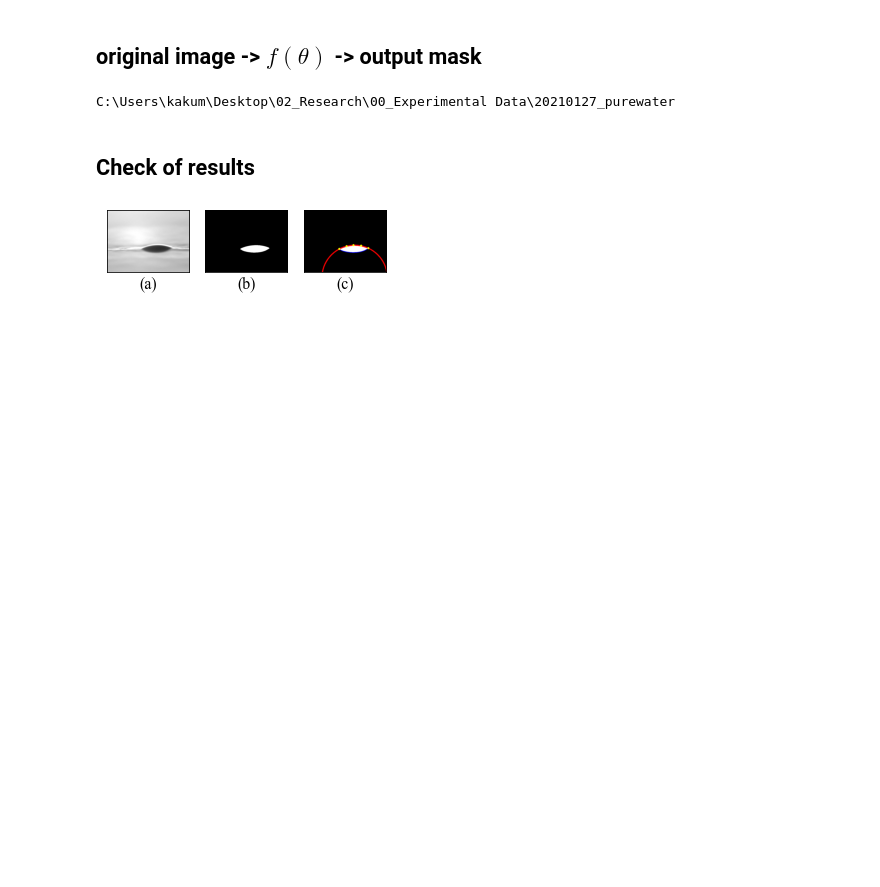
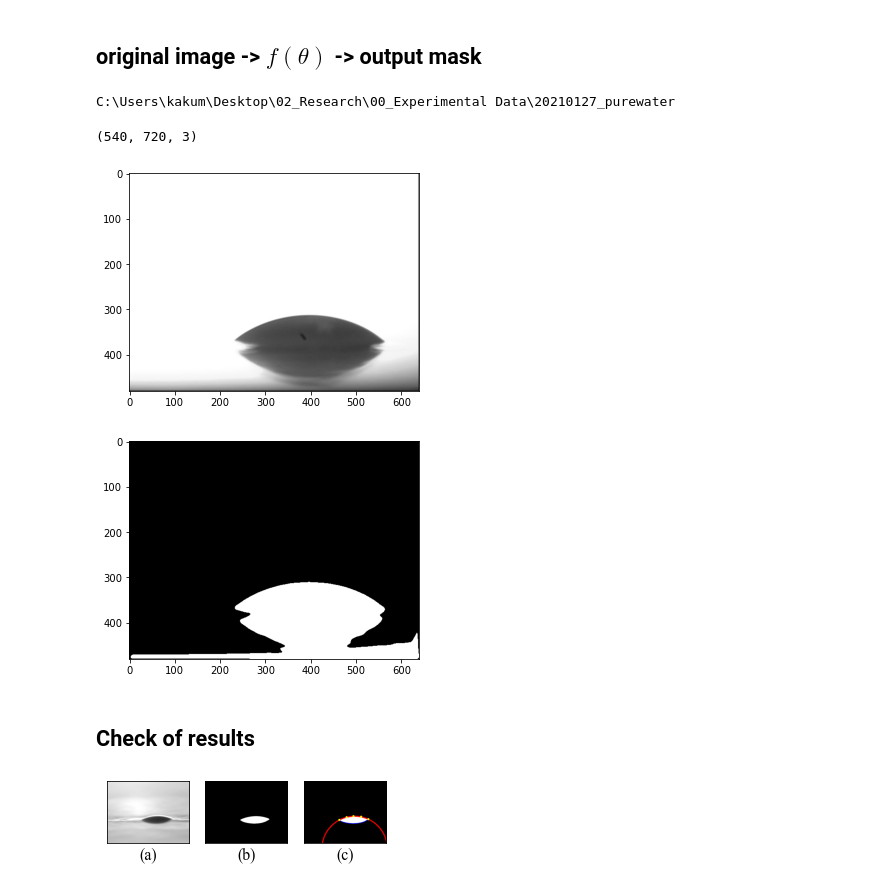
Before and after one commit to MENG-G/master-research, a Jupyter notebook: EffUnet.ipynb, the cells around one changed output. Saved outputs shown, nothing was run; the diff lists cells and outputs as text; code cells hidden in the pictures; blank space fills up the shorter version.

```diff
--- a/EffUnet.ipynb
+++ b/EffUnet.ipynb
@@ -36,7 +36,7 @@ class DropletModel(nn.Module):
         self.model = Unet(encoder_name = ENCODER_NAME,
                           encoder_weights = 'imagenet',
                           classes = 1,
-                          activation = None)
+                          activation = 'sigmoid')
 
 
     def forward(self, images):
@@ -45,41 +45,74 @@ class DropletModel(nn.Module):
 # %%
 ENCODER_NAME = 'efficientnet-b4'
 # device = 'cuda'
 
 device = 'cpu'
 
-models_path = '../fold0_epoch11.pth'
+models_path = './fold0_epoch11.pth'
 
 preprocessing_fn = Lambda(image = get_preprocessing_fn(encoder_name = ENCODER_NAME,
                                                             pretrained = 'imagenet'))
 model = DropletModel()
 model.load_state_dict(torch.load(models_path, map_location=torch.device('cpu')))
 model.float()
 model.to(device)
 model.eval()
 
-data_dir_lst = ["20210507_PW_1",]
+# data_dir_lst = ["20210507_PW_1",]
 
-for data_dir in data_dir_lst:
-    data_dir_path = f"./{data_dir}/"
-    img_lst = glob.glob(data_dir_path + "*.png")
+# for data_dir in data_dir_lst:
+#     data_dir_path = f"./{data_dir}/"
+#     img_lst = glob.glob(data_dir_path + "*.png")
 
-    for img_path in img_lst:
-        img_name = ".".join(re.split("[./\\\]", img_path)[-3:-1])
+#     for img_path in img_lst:
+#         img_name = ".".join(re.split("[./\\\]", img_path)[-3:-1])
 
-        img = cv2.cvtColor(cv2.imread(img_path), cv2.COLOR_BGR2RGB)
-        img = preprocessing_fn(image = img)['image']
-        # change channel to be the first
-        img = img.transpose((2, 0, 1))
-        img = torch.from_numpy(img).view([1, 3, 480, 640]).to(device)
+#         img = cv2.cvtColor(cv2.imread(img_path), cv2.COLOR_BGR2RGB)
+#         img = preprocessing_fn(image = img)['image']
+#         # change channel to be the first
+#         img = img.transpose((2, 0, 1))
+#         img = torch.from_numpy(img).view([1, 3, 480, 640]).to(device)
 
-        pred_mask_btch = model(img.float())
+#         pred_mask_btch = model(img.float())
 
-        pred = pred_mask_btch.detach().numpy().squeeze()
+#         pred = pred_mask_btch.detach().numpy().squeeze()
 
-        pred[pred<0] = 0
-        pred[pred>0] = 255
-        cv2.imwrite(data_dir_path + img_name + "_mask.png", pred)
+#         pred[pred<0] = 0
+#         pred[pred>0] = 255
+#         cv2.imwrite(data_dir_path + img_name + "_mask.png", pred)
+# ------------------------------------------------
+img_path = f"../02_Research/00_Experimental Data/20210704_pigment/l130_purewater_1/82700.000ms.png"
+img_name = ".".join(re.split("[./\\\]", img_path)[-3:-1])
+
+img = cv2.cvtColor(cv2.imread(img_path), cv2.COLOR_BGR2GRAY)
+img = cv2.cvtColor(img, cv2.COLOR_GRAY2RGB)
+print(img.shape)
+# # resize
+img = cv2.resize(img, (640, 480), interpolation=cv2.INTER_LANCZOS4)
+plt.imshow(img, cmap='gray')
+plt.show()
+
+img = preprocessing_fn(image = img)['image']
+# # # change channel to be the first
+img = img.transpose((2, 0, 1))
+img = torch.from_numpy(img).view([1, 3, 480, 640]).to(device)
+
+pred_mask_btch = model(img.float())
+
+pred = pred_mask_btch.detach().numpy().squeeze()
+
+pred[pred<0.9] = 0
+pred[pred>=0.9] = 255
+
+# # pred = cv2.resize(pred, (256, 160), interpolation=cv2.INTER_LANCZOS4)
+
+plt.imshow(pred, cmap='gray')
+plt.show()
+# cv2.imwrite(data_dir_path + img_name + "_mask.png", pred)
+# %% [output]
+(540, 720, 3)
+[figure, added]
+[figure, added]
 # %% [markdown]
 ## Check of results
 # %%
```
Also changed, not shown: 33 other files.
